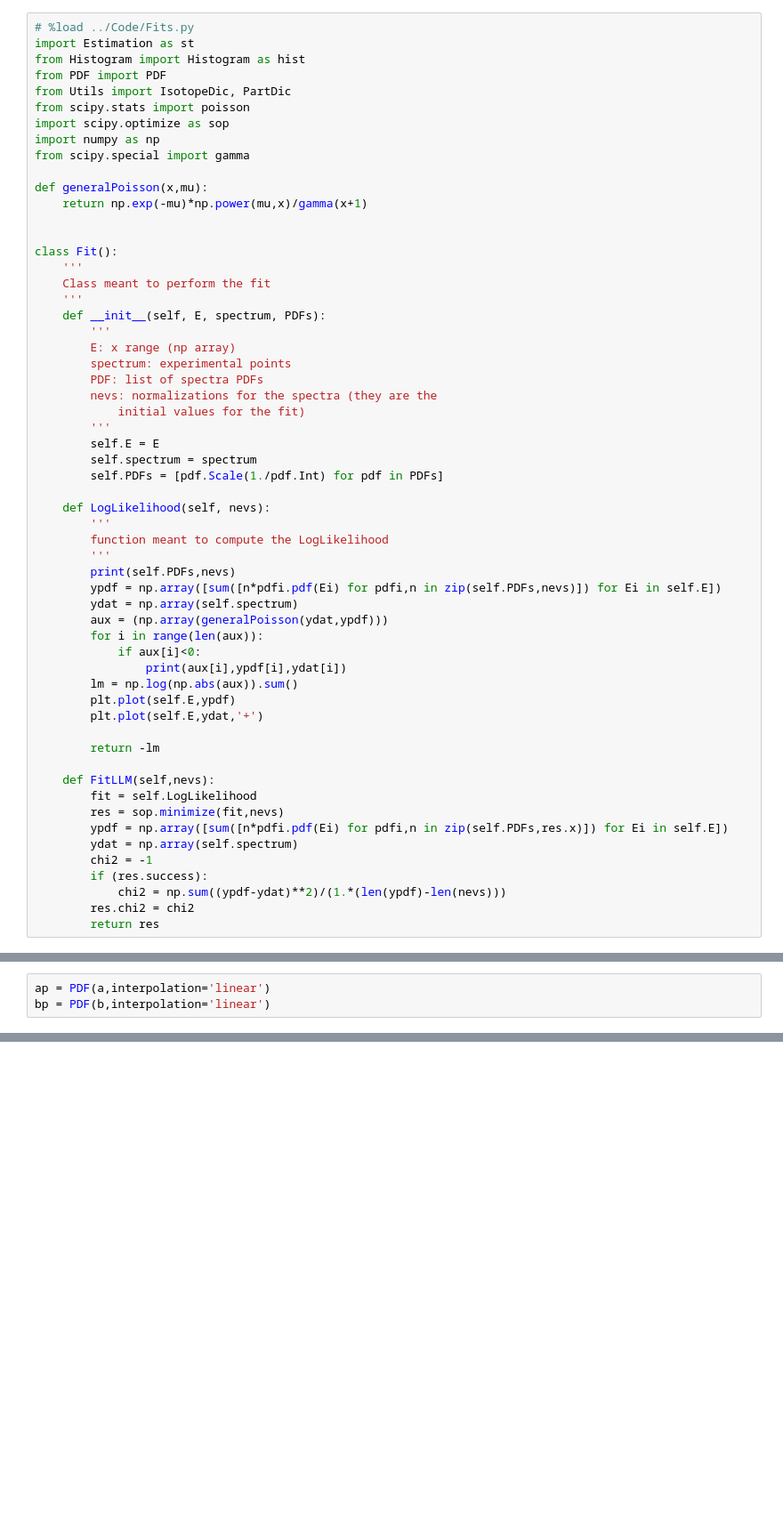
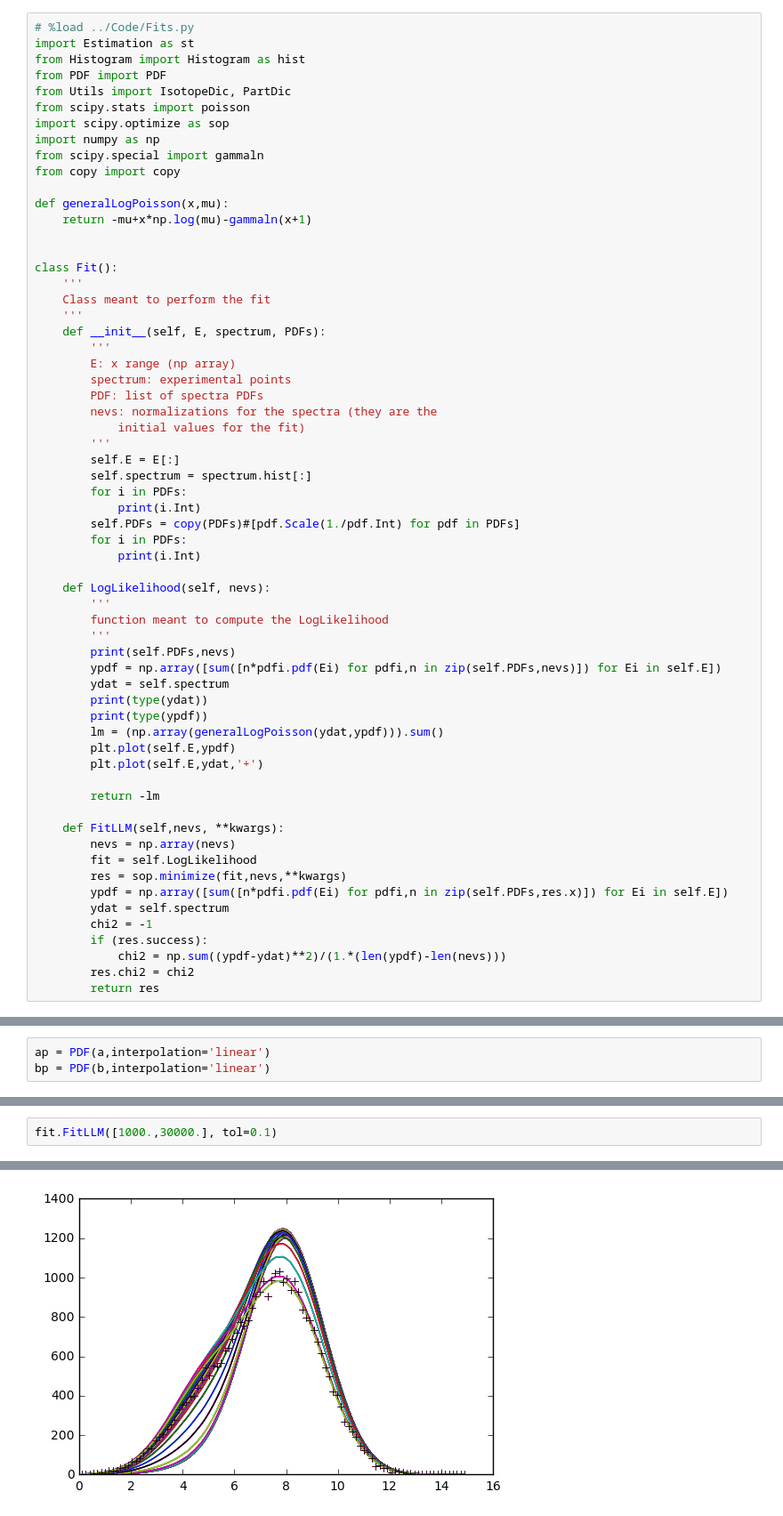
Before and after one commit to bpalmeiro/Next_Energy, a Jupyter notebook: Notebooks/Fits.ipynb, the cells around one changed output, grey strips where cells are left out. Shown: that part at 89% size. Cells and saved outputs as stored; diff of their text form; blank space fills up the shorter version.

```diff
--- a/Notebooks/Fits.ipynb
+++ b/Notebooks/Fits.ipynb
@@ -7,10 +7,11 @@ from Utils import IsotopeDic, PartDic
 from scipy.stats import poisson
 import scipy.optimize as sop
 import numpy as np
-from scipy.special import gamma
+from scipy.special import gammaln
+from copy import copy
 
-def generalPoisson(x,mu):
-    return np.exp(-mu)*np.power(mu,x)/gamma(x+1)
+def generalLogPoisson(x,mu):
+    return -mu+x*np.log(mu)-gammaln(x+1)
 
 
 class Fit():
@@ -25,9 +26,13 @@ class Fit():
         nevs: normalizations for the spectra (they are the
             initial values for the fit)
         '''
-        self.E = E
-        self.spectrum = spectrum
-        self.PDFs = [pdf.Scale(1./pdf.Int) for pdf in PDFs]
+        self.E = E[:]
+        self.spectrum = spectrum.hist[:]
+        for i in PDFs:
+            print(i.Int)
+        self.PDFs = copy(PDFs)#[pdf.Scale(1./pdf.Int) for pdf in PDFs]
+        for i in PDFs:
+            print(i.Int)
 
     def LogLikelihood(self, nevs):
         '''
@@ -35,22 +40,21 @@ class Fit():
         '''
         print(self.PDFs,nevs)
         ypdf = np.array([sum([n*pdfi.pdf(Ei) for pdfi,n in zip(self.PDFs,nevs)]) for Ei in self.E])
-        ydat = np.array(self.spectrum)
-        aux = (np.array(generalPoisson(ydat,ypdf)))
-        for i in range(len(aux)):
-            if aux[i]<0:
-                print(aux[i],ypdf[i],ydat[i])
-        lm = np.log(np.abs(aux)).sum()
+        ydat = self.spectrum
+        print(type(ydat))
+        print(type(ypdf))
+        lm = (np.array(generalLogPoisson(ydat,ypdf))).sum()
         plt.plot(self.E,ypdf)
         plt.plot(self.E,ydat,'+')
 
         return -lm
 
-    def FitLLM(self,nevs):
+    def FitLLM(self,nevs, **kwargs):
+        nevs = np.array(nevs)
         fit = self.LogLikelihood
-        res = sop.minimize(fit,nevs)
+        res = sop.minimize(fit,nevs,**kwargs)
         ypdf = np.array([sum([n*pdfi.pdf(Ei) for pdfi,n in zip(self.PDFs,res.x)]) for Ei in self.E])
-        ydat = np.array(self.spectrum)
+        ydat = self.spectrum
         chi2 = -1
         if (res.success):
             chi2 = np.sum((ypdf-ydat)**2)/(1.*(len(ypdf)-len(nevs)))
@@ -127,0 +108,3 @@ fit.FitLLM([10.,300.])
+# %%
+fit.FitLLM([1000.,30000.], tol=0.1)
+# %% [output]
@@ -127,0 +140 @@ fit.FitLLM([10.,300.])
+[figure, added]
```
Also changed, not shown: parts of 7 cells of this notebook, 6 other files.
